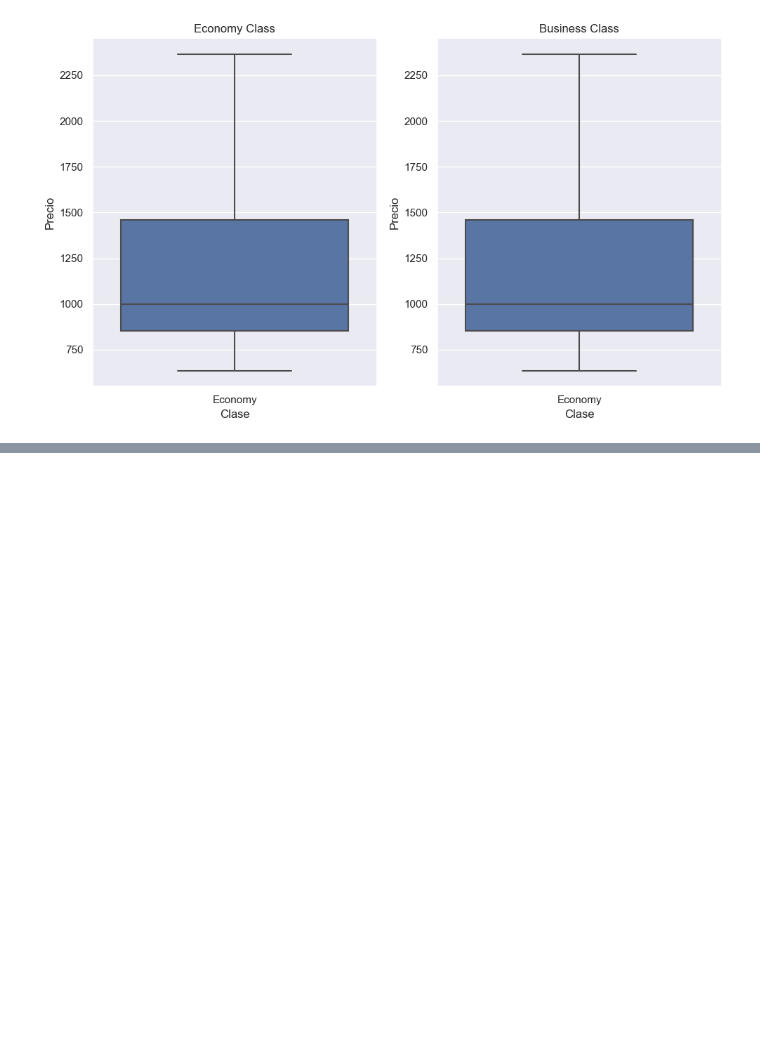
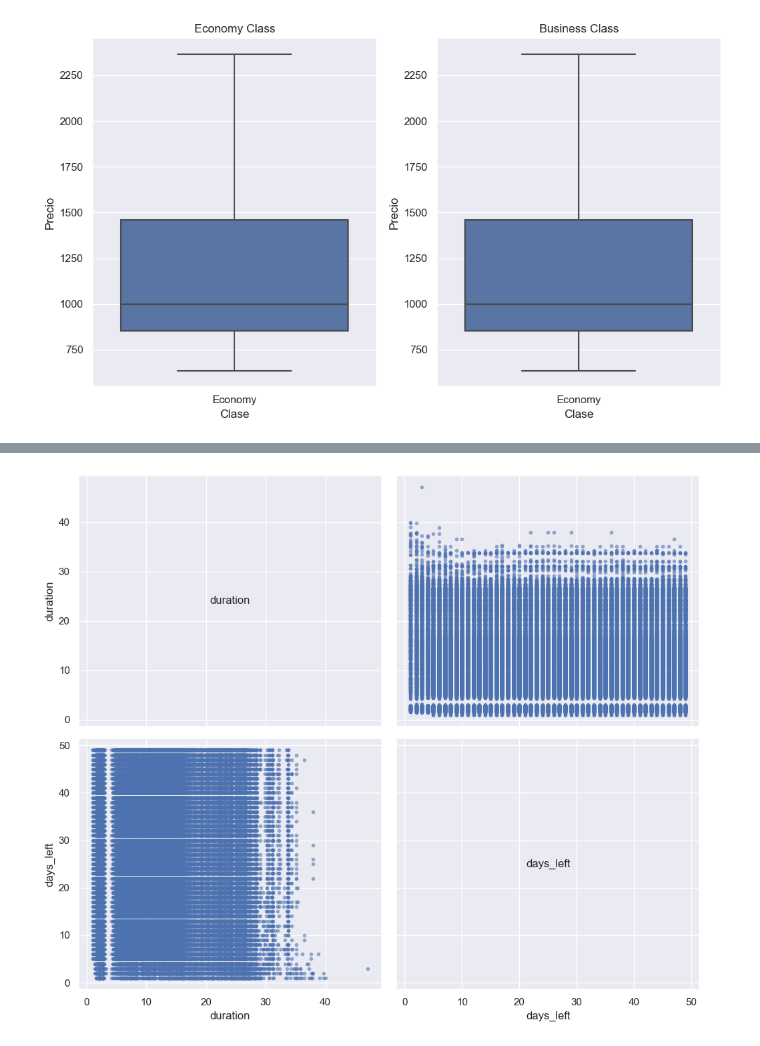
Before and after one commit to td2USA-20232/grupo3, a Jupyter notebook: Descripción data.ipynb, the cells around one changed output, grey strips where cells are left out. Cells and saved outputs as stored; diff of their text form; code cells hidden in the pictures; blank space fills up the shorter version.

```diff
--- a/Descripción data.ipynb
+++ b/Descripción data.ipynb
@@ -315,11 +307,11 @@ lower_bound = Q1 - 0.4 * IQR
 upper_bound = Q3 + 0.4 * IQR
 
 # Filtra los valores que no son atípicos
-data_no_outliers = data_filtered[(data_filtered['dolares'] >= lower_bound) & (data_filtered['dolares'] <= upper_bound)]
+data_filtrada = data_filtered[(data_filtered['dolares'] >= lower_bound) & (data_filtered['dolares'] <= upper_bound)]
 
 # Crea el boxplot para 'two_or_more' sin valores atípicos
 plt.figure(figsize=(6, 6))
-sns.boxplot(x='stops', y='dolares', data=data_no_outliers)
+sns.boxplot(x='stops', y='dolares', data=data_filtrada)
 plt.title('Dos o más paradas (Sin atipicos)')
 plt.xlabel('Paradas')
 plt.ylabel('Precio')
@@ -462,0 +548,28 @@ plt.show()
+# %%
+# Variables de interés
+variables = ["duration","days_left"]
+
+# Calcular la matriz de correlación
+correlation_matrix = data_filtrada[variables].corr()
+
+# Crear un gráfico de matriz de dispersión con nombres de variables en la diagonal
+n = len(variables)
+
+fig, axes = plt.subplots(n, n, figsize=(12, 10), sharex='col', sharey='row')
+fig.subplots_adjust(hspace=0.05, wspace=0.05)
+
+for i in range(n):
+    for j in range(n):
+        if i == j:
+            axes[i, j].annotate(variables[i], (0.5, 0.5), xycoords='axes fraction', ha='center', va='center', fontsize=12)
+        else:
+            axes[i, j].scatter(data[variables[j]], data[variables[i]], marker='.', alpha=0.5)
+
+# Ajustar la apariencia de los ejes
+for i in range(n):
+    axes[n-1, i].set_xlabel(variables[i])
+    axes[i, 0].set_ylabel(variables[i])
+
+plt.show()
+# %% [output]
+[figure, added]
```
Also changed, not shown: parts of 13 cells of this notebook.
